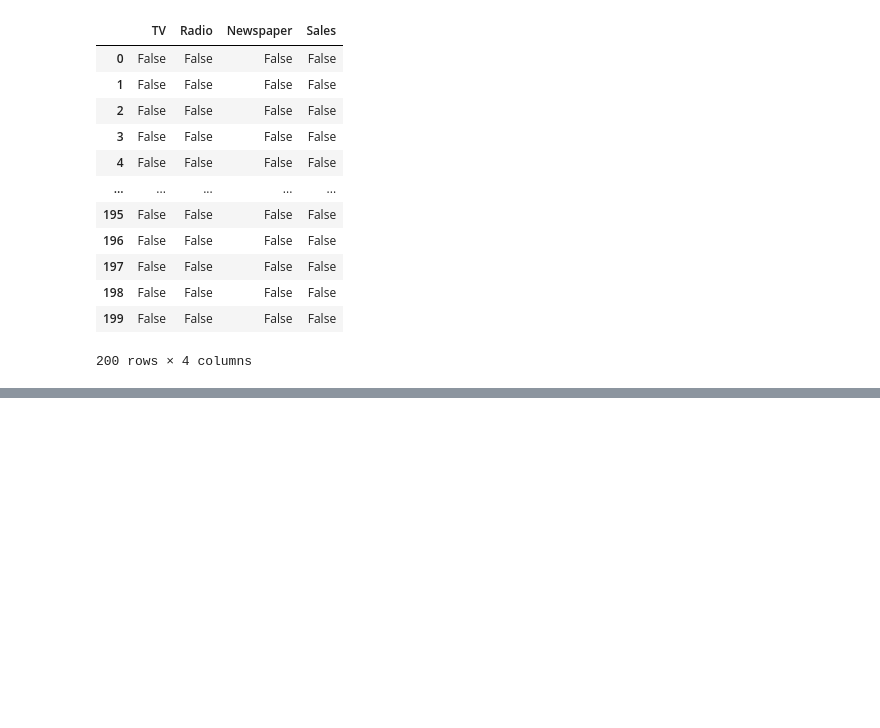
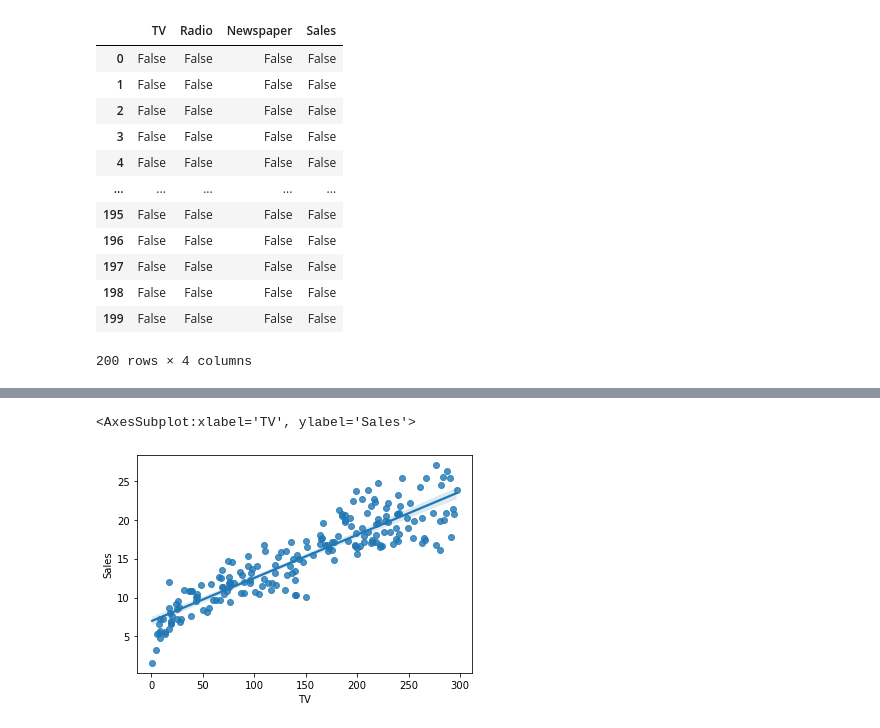
Before and after one commit to gdarshankumar94/DataScienceBasic, a Jupyter notebook: Linear Regression.ipynb, the cells around one changed output, grey strips where cells are left out. Cells and saved outputs as stored; diff of their text form; code cells hidden in the pictures; blank space fills up the shorter version.

```diff
--- a/Linear Regression.ipynb
+++ b/Linear Regression.ipynb
@@ -140,0 +147,5 @@ mp.plot(x,y,scalex=100,scaley=200)
+# %%
+sns.regplot(x="TV",y="Sales",data=file)
+# %% [output]
+<AxesSubplot:xlabel='TV', ylabel='Sales'>
+[figure, added]
```
Also changed, not shown: parts of 20 cells of this notebook, 6 other files.
